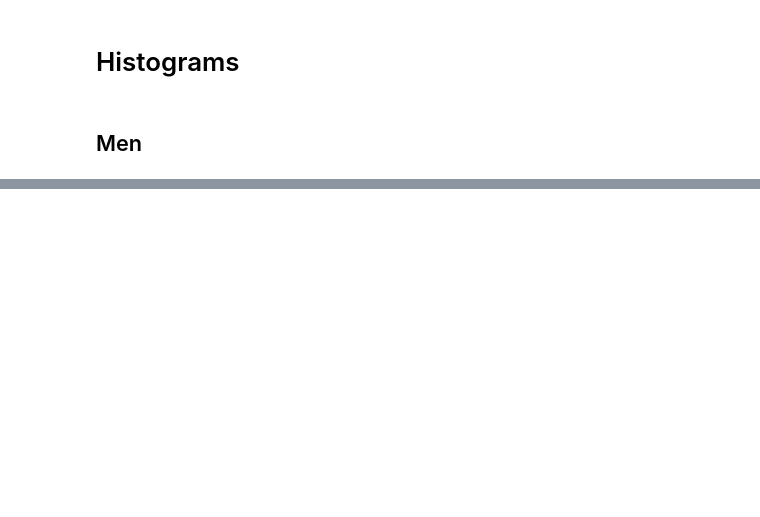
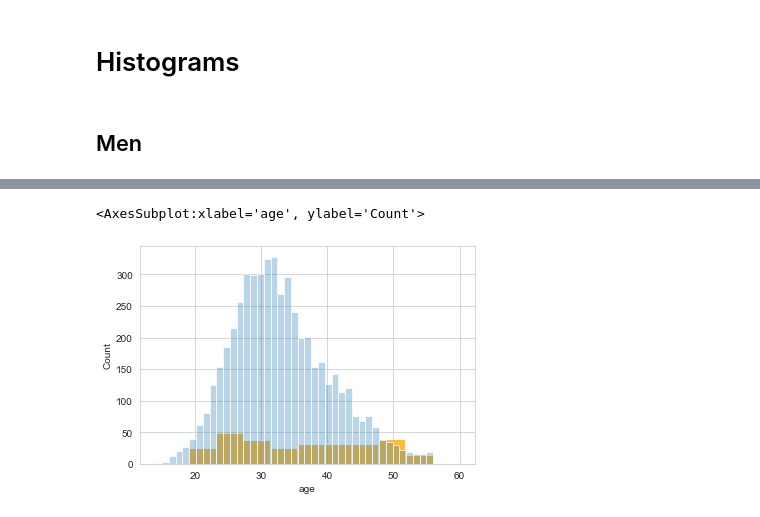
Before and after one commit to allisontao/crossfit-games-analysis, a Jupyter notebook: logistic_regression.ipynb, the cells around one changed output, grey strips where cells are left out. Cells and saved outputs as stored; diff of their text form; code cells hidden in the pictures; blank space fills up the shorter version.

Commit message:
histogram

```diff
--- a/logistic_regression.ipynb
+++ b/logistic_regression.ipynb
@@ -154,3 +154,16 @@ df_men.groupby('in_games').mean()
 | in_games |  |  |  |  |  |  |  |  |  |  | ... |
 | 0 | 109897.182183 | 33.040719 | 1674.007264 | 188.155802 | 1900.678455 | 3488.589371 | 1956.605238 | 1769.532594 | 241.122348 | 184.612885 | ... |
 | 1 | 143346.178322 | 36.479021 | 69.695804 | 188.664336 | 170.632867 | 1276.590909 | 58.493007 | 63.611888 | 293.360140 | 235.101399 | ... |
+# %%
+df_men_ingames = df_men.loc[df_men['in_games'] == 1]
+df_men_ingames
+
+sns.histplot(data=df_men_ingames, x="age", color="orange")
+
+df_men_nogames = df_men.loc[df_men['in_games'] == 0]
+df_men_nogames
+
+sns.histplot(data=df_men_nogames, x="age", alpha=0.3)
+# %% [output]
+<AxesSubplot:xlabel='age', ylabel='Count'>
+[figure, added]
```
Also changed, not shown: parts of 5 cells of this notebook.
